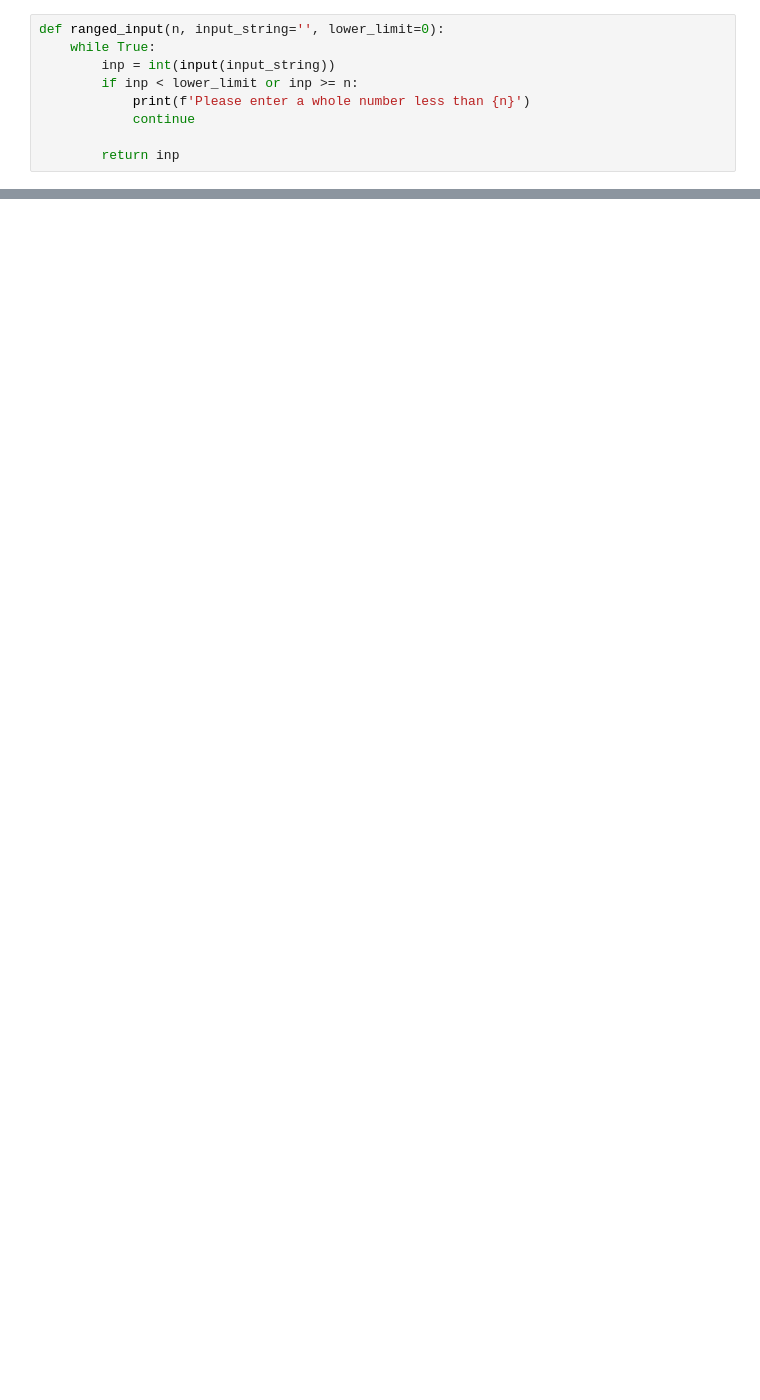
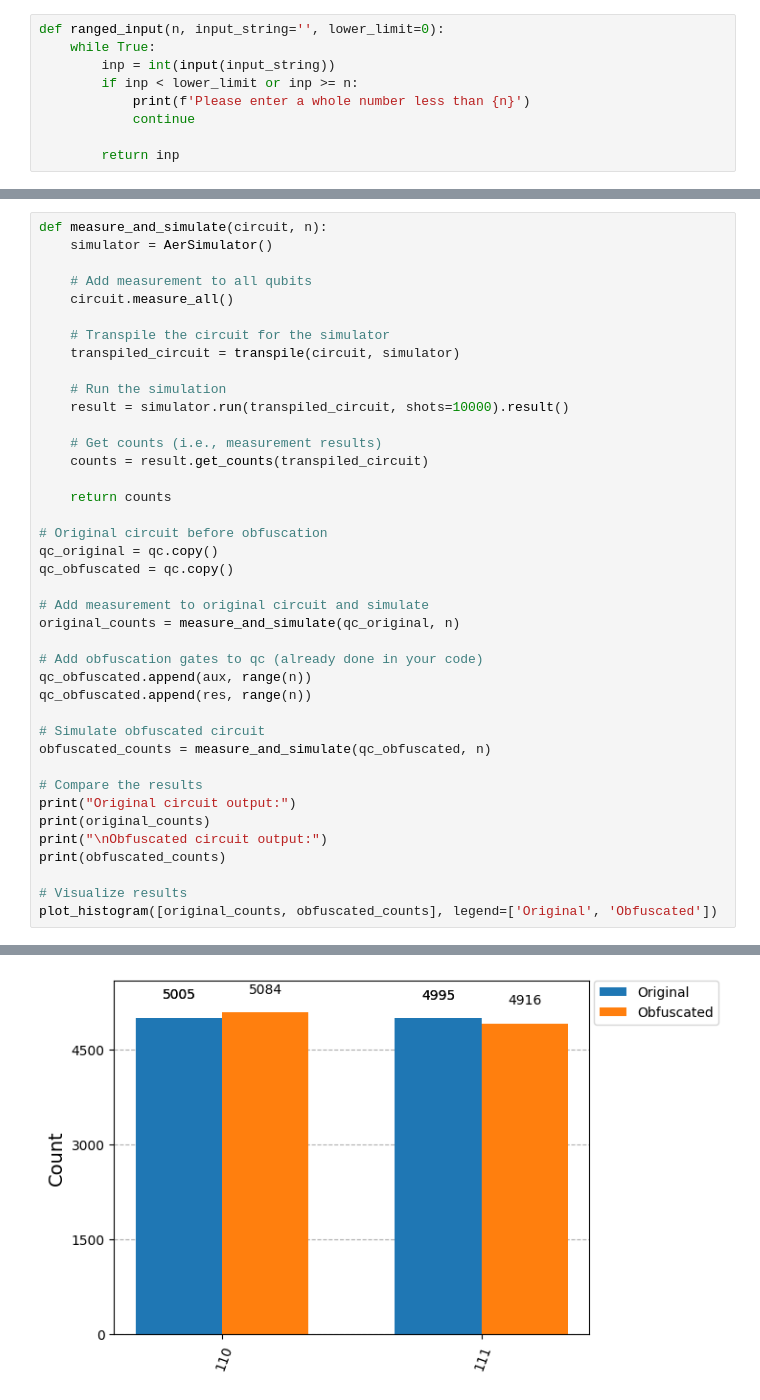
Before and after one commit to amalraj28/qiskit, a Jupyter notebook: composite-gates.ipynb, the cells around one changed output, grey strips where cells are left out. Drawn from its saved outputs; the diff is of its cells as text; blank space fills up the shorter version.

```diff
--- a/composite-gates.ipynb
+++ b/composite-gates.ipynb
@@ -196,0 +148,41 @@ qc.draw('mpl')
+# %%
+def measure_and_simulate(circuit, n):
+    simulator = AerSimulator()
+
+    # Add measurement to all qubits
+    circuit.measure_all()
+
+    # Transpile the circuit for the simulator
+    transpiled_circuit = transpile(circuit, simulator)
+
+    # Run the simulation
+    result = simulator.run(transpiled_circuit, shots=10000).result()
+
+    # Get counts (i.e., measurement results)
+    counts = result.get_counts(transpiled_circuit)
+
+    return counts
+
+# Original circuit before obfuscation
+qc_original = qc.copy()
+qc_obfuscated = qc.copy()
+
+# Add measurement to original circuit and simulate
+original_counts = measure_and_simulate(qc_original, n)
+
+# Add obfuscation gates to qc (already done in your code)
+qc_obfuscated.append(aux, range(n))
+qc_obfuscated.append(res, range(n))
+
+# Simulate obfuscated circuit
+obfuscated_counts = measure_and_simulate(qc_obfuscated, n)
+
+# Compare the results
+print("Original circuit output:")
+print(original_counts)
+print("\nObfuscated circuit output:")
+print(obfuscated_counts)
+
+# Visualize results
+plot_histogram([original_counts, obfuscated_counts], legend=['Original', 'Obfuscated'])
+# %% [output]
@@ -196,0 +194 @@ qc.draw('mpl')
+[figure, added]
```
Also changed, not shown: parts of 12 cells of this notebook.
